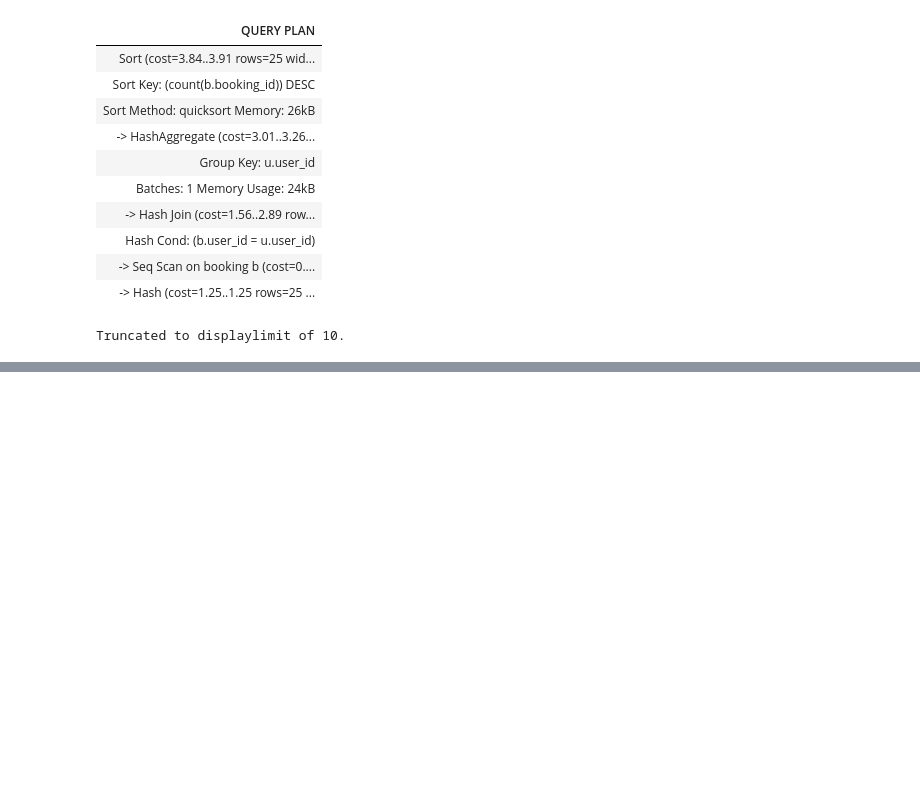
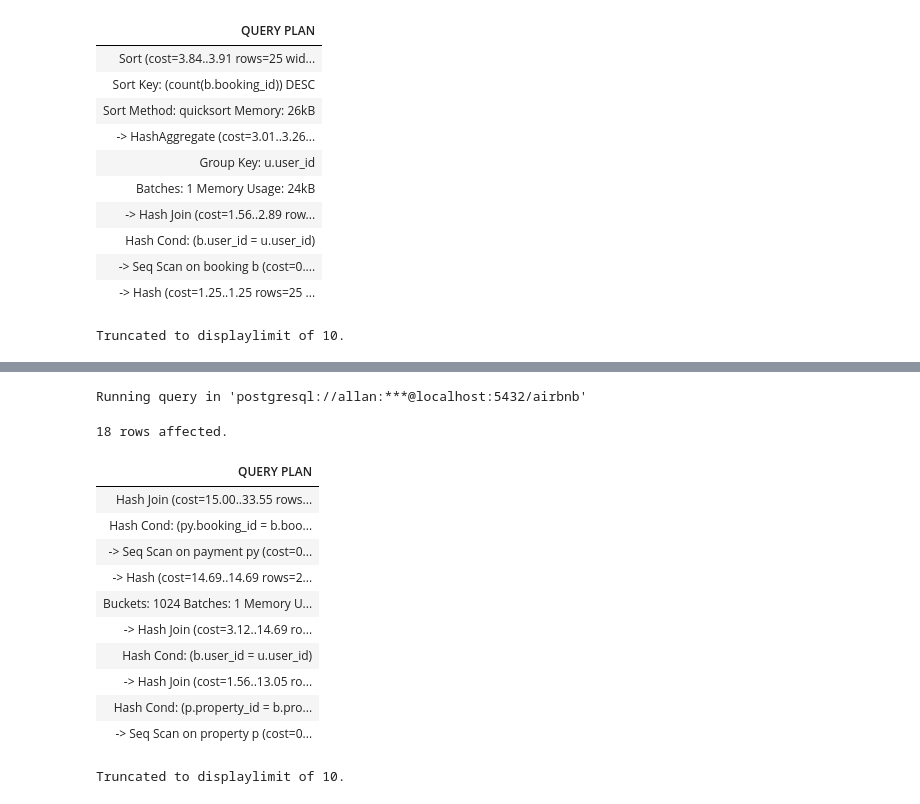
Before and after one commit to awaaat/alx-airbnb-database, a Jupyter notebook: database-adv-script/wb.ipynb, the cells around one changed output, grey strips where cells are left out. Cells and saved outputs as stored; diff of their text form; code cells hidden in the pictures; blank space fills up the shorter version.

```diff
--- a/database-adv-script/wb.ipynb
+++ b/database-adv-script/wb.ipynb
@@ -175,0 +197,22 @@ Truncated to displaylimit of 10.
+# %%
+%%sql
+EXPLAIN ANALYZE
+SELECT * from booking as b
+JOIN "user" as u ON b.user_id = u.user_id
+JOIN property as p on p.property_id = b.property_id
+JOIN payment as py on py.booking_id = b.booking_id
+# %% [output]
+Running query in 'postgresql://allan:***@localhost:5432/airbnb'
+18 rows affected.
+| QUERY PLAN |
+| Hash Join (cost=15.00..33.55 rows... |
+| Hash Cond: (py.booking_id = b.boo... |
+| -> Seq Scan on payment py (cost=0... |
+| -> Hash (cost=14.69..14.69 rows=2... |
+| Buckets: 1024 Batches: 1 Memory U... |
+| -> Hash Join (cost=3.12..14.69 ro... |
+| Hash Cond: (b.user_id = u.user_id) |
+| -> Hash Join (cost=1.56..13.05 ro... |
+| Hash Cond: (p.property_id = b.pro... |
+| -> Seq Scan on property p (cost=0... |
+Truncated to displaylimit of 10.
```
Also changed, not shown: parts of 2 cells of this notebook, 2 other files.
